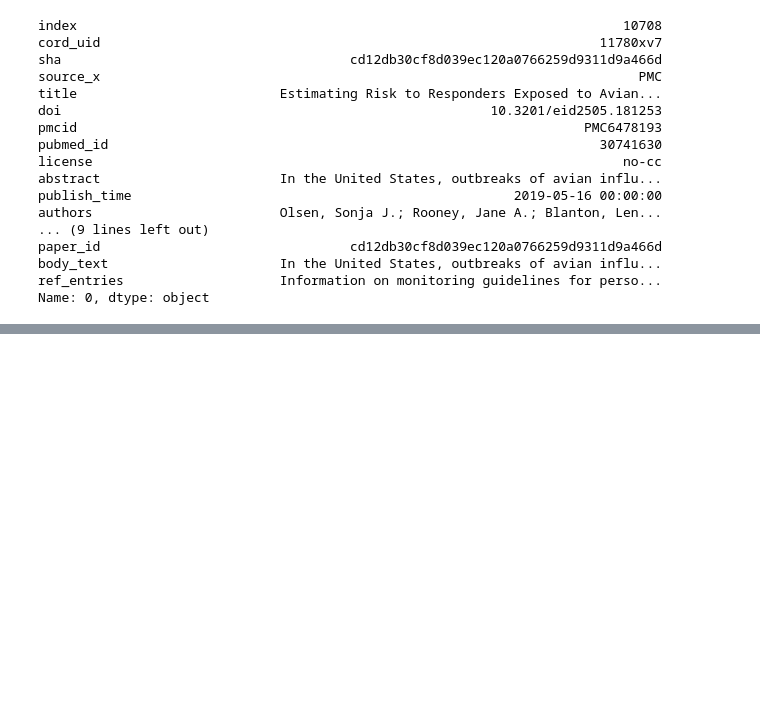
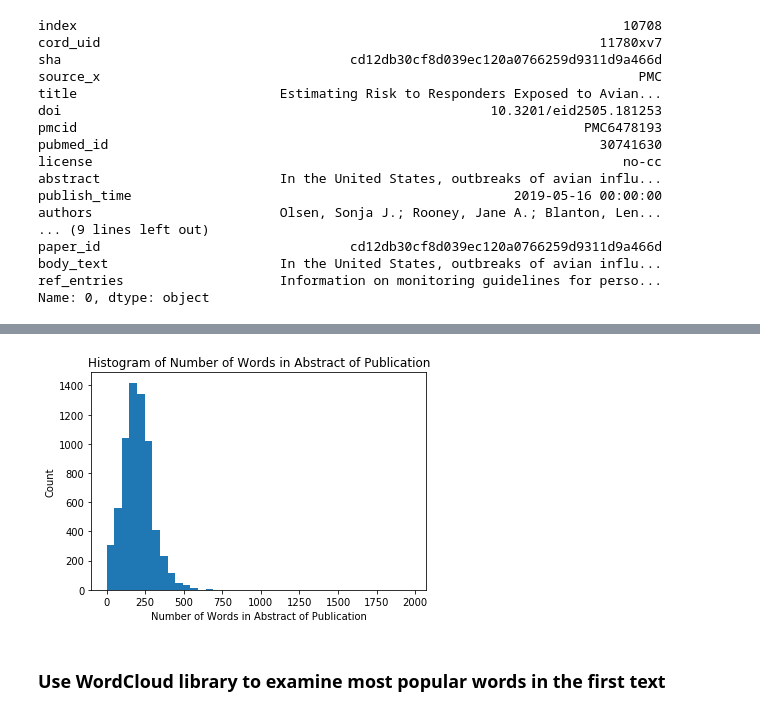
Before and after one commit to amandahutter/COVID-19-Kaggle-Analysis, a Jupyter notebook: CORD19-Analysis.ipynb, the cells around one changed output, grey strips where cells are left out. Saved outputs shown, nothing was run; the diff lists cells and outputs as text; code cells hidden in the pictures; blank space fills up the shorter version.

```diff
--- a/CORD19-Analysis.ipynb
+++ b/CORD19-Analysis.ipynb
@@ -1673,0 +1707,13 @@ NameError: name 'add_body' is not defined
+# %%
+data = add_body['abstract_len']
+bins = 40
+
+plt.ylabel("Count")
+plt.xlabel("Number of Words in Abstract of Publication")
+plt.title("Histogram of Number of Words in Abstract of Publication")
+plt.hist(data, bins)
+plt.show()
+# %% [output]
+[figure, added]
+# %% [markdown]
+### Use WordCloud library to examine most popular words in the first text
```
Also changed, not shown: parts of 15 cells of this notebook.
